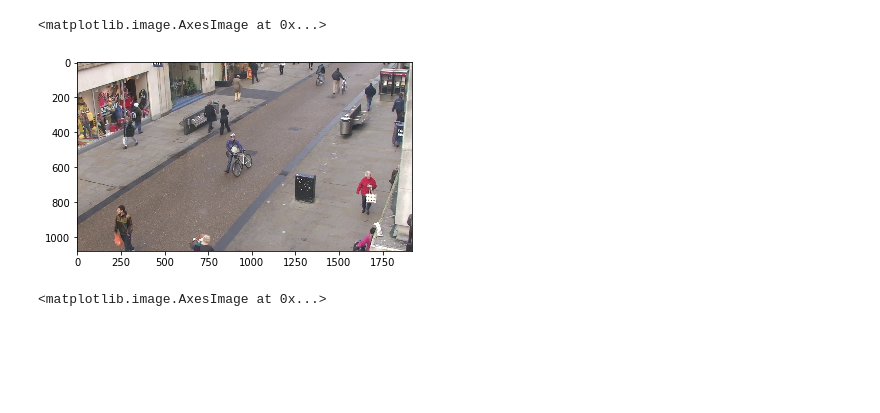
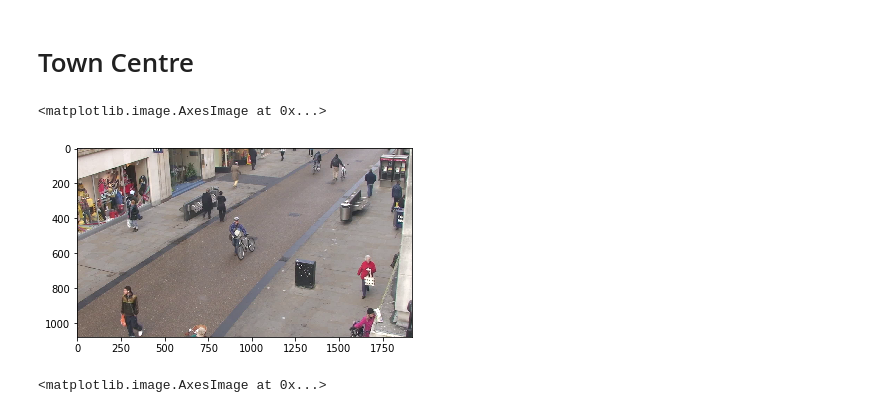
Before and after one commit to mateusz-wojcik/people-tracker, a Jupyter notebook: top_view_transform/top_view_exp.ipynb, the cells around one changed output. Saved outputs shown, nothing was run; the diff lists cells and outputs as text; code cells hidden in the pictures; blank space fills up the shorter version.

```diff
--- a/top_view_transform/top_view_exp.ipynb
+++ b/top_view_transform/top_view_exp.ipynb
@@ -3,14 +3,16 @@ import cv2
 import numpy as np
 import matplotlib.pyplot as plt
 import imutils
+# %% [markdown]
+# Town Centre
 # %%
 vs = cv2.VideoCapture('TownCentreXVID.avi')
-success,frame = vidcap.read()
+success,frame = vs.read()
 rgb = cv2.cvtColor(frame, cv2.COLOR_BGR2RGB)
 plt.imshow(rgb)
 # %% [output]
 <matplotlib.image.AxesImage at 0x...>
-[figure, old version]
+[figure, new version]
 # %%
 img = cv2.imread('town_centre_img.jpg', cv2.IMREAD_COLOR)
 img = cv2.cvtColor(img, cv2.COLOR_BGR2RGB)
```
Also changed, not shown: parts of 16 cells of this notebook, 1 other file.
